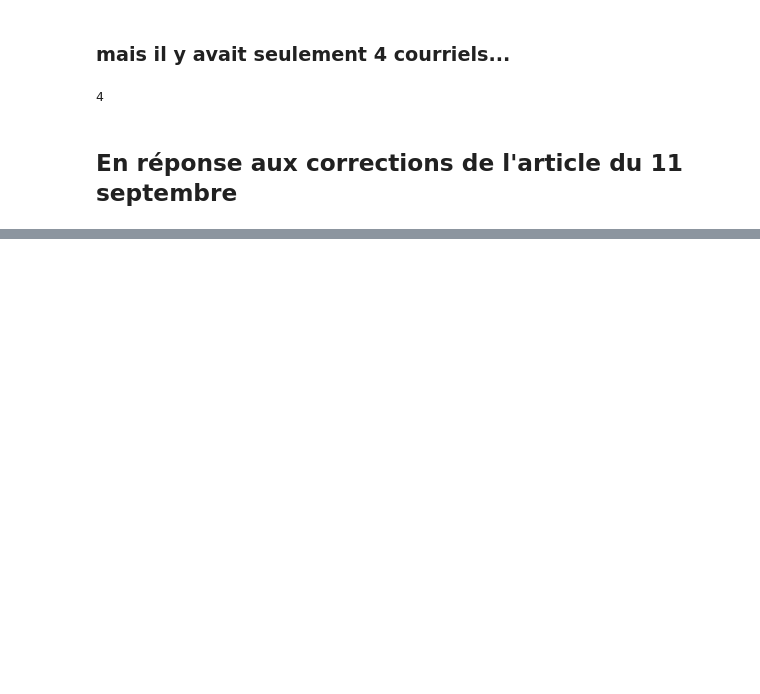
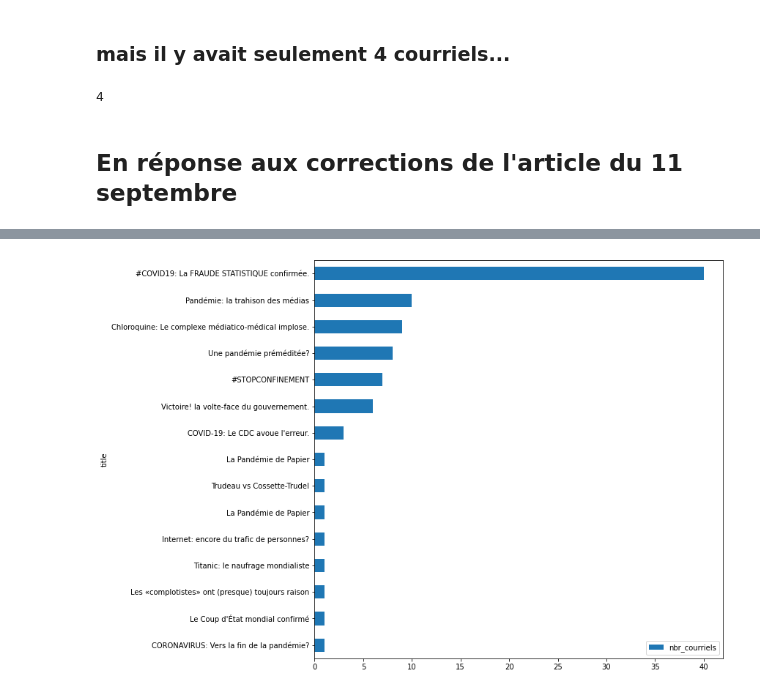
Before and after one commit to jaytouz/pyMboxAnalyser, a Jupyter notebook: notebook/3 - Analyses spécifiques.ipynb, the cells around one changed output, grey strips where cells are left out. Saved outputs shown, nothing was run; the diff lists cells and outputs as text; code cells hidden in the pictures; blank space fills up the shorter version.

```diff
--- a/notebook/3 - Analyses spécifiques.ipynb
+++ b/notebook/3 - Analyses spécifiques.ipynb
@@ -1150,0 +1111,7 @@ email_df.email_per_day.loc['2020-06-17']
+# %%
+data = []
+for r in url_radio_quebec.values:
+    count_email = email_df.filt("urls", with_values=[r[1]]).df.shape[0]
+    print(r[2], count_email)
+    data.append([r[2], count_email])
+data = pd.DataFrame(data, columns=['title', 'nbr_courriels']).set_index('title')
@@ -1150,0 +1134,5 @@ email_df.email_per_day.loc['2020-06-17']
+# %%
+data.sort_values('nbr_courriels').plot(kind='barh', figsize=(10,10))
+plt.savefig(output_path_graph_folder/'radioquebec_count_email.png', dpi = 300)
+# %% [output]
+[figure, added]
```
Also changed, not shown: parts of 33 cells of this notebook, 4 other files.
